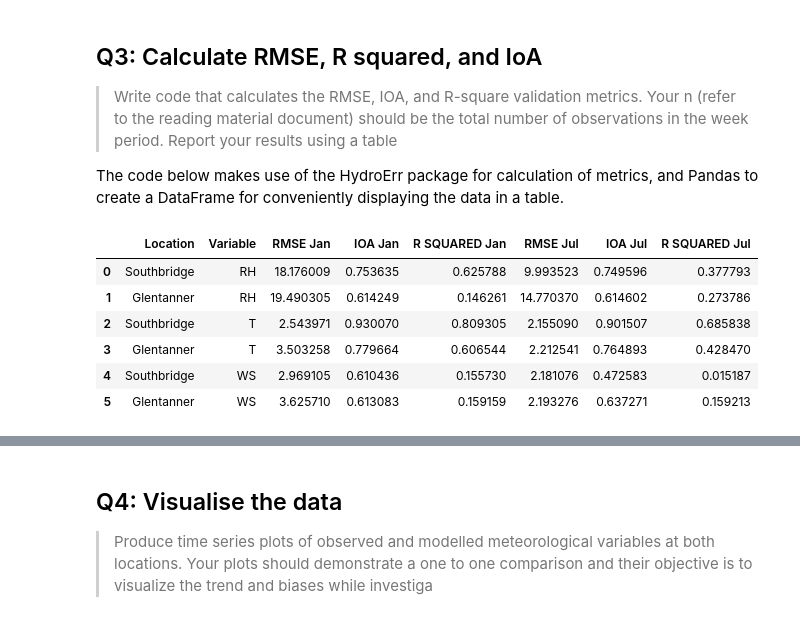
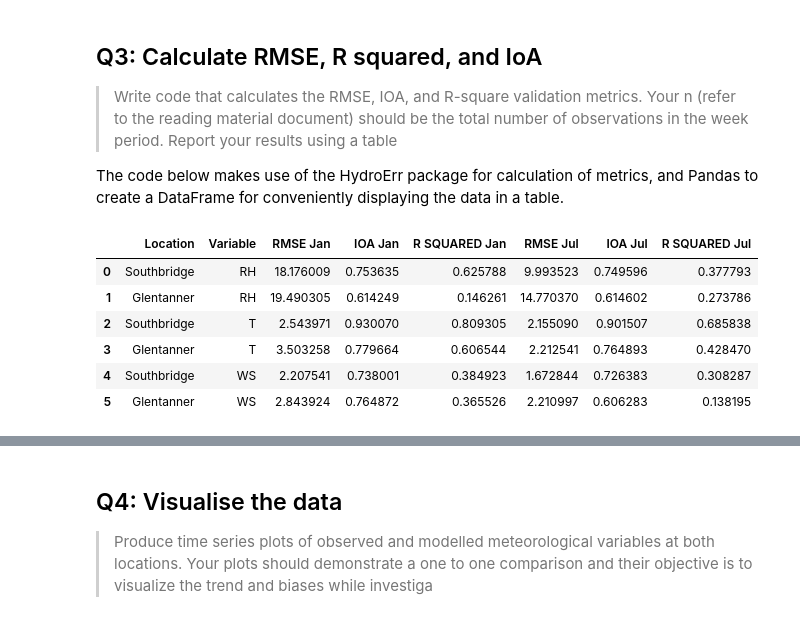
Before and after one commit to tineke-corin/GISC405, a Jupyter notebook: tco111_Ass02.ipynb, the cells around one changed output, grey strips where cells are left out. Cells and saved outputs as stored; diff of their text form; code cells hidden in the pictures.

```diff
--- a/tco111_Ass02.ipynb
+++ b/tco111_Ass02.ipynb
@@ -103,7 +101,7 @@ TITLE_FONT_SIZE = 12
 # %%
 def calc_wind_speed(u, v):
   usqr = u ** 2
-  vsqr = u ** 2
+  vsqr = v ** 2
 
   # Wind speed calculation is the square root of the sum of the squares
   return np.sqrt(usqr + vsqr)
@@ -181,9 +291,6 @@ d = { 'start_date': "2020-01-06", 'end_date': "2020-01-07" }
 obs = np.squeeze(stn['dataset'].temperature.sel(time=slice(d['start_date'], d['end_date'])))
 pred = extract_model_series('T', d['start_date'], d['end_date'], stn['location'])
 
-# Convert Kelvin to Celsius
-pred = pred - 273.15
-
 # Verify visually
 fig, ax = plt.subplots(1, 1, figsize=(8,5))
 plot_model_vs_observations(pred, obs, 'Sanity check', d["start_date"], 'Temperature before time adjustment', ax)
@@ -198,6 +305,12 @@ plt.show()
 > Report your results using a table
 
 The code below makes use of the HydroErr package for calculation of metrics, and Pandas to create a DataFrame for conveniently displaying the data in a table.
+# %%
+def get_observations_and_predictions(obs_key, pred_key, stn, dr):
+  obs = np.squeeze(stn['dataset'][obs_key].sel(time=slice(dr['start_date'], dr['end_date'])))
+  pred = extract_model_series(pred_key, dr['start_date'], dr['end_date'], stn['location'])
+  assert len(obs) == len(pred)
+  return obs, pred
 # %%
 import pandas as pd
 import HydroErr
@@ -220,52 +333,38 @@ def build_row(key, variable, obs1, pred1, obs2, pred2):
       'RMSE Jul': HydroErr.HydroErr.rmse(pred2.values, obs2.values),
       'IOA Jul': HydroErr.HydroErr.d(pred2.values, obs2.values),
       'R SQUARED Jul': HydroErr.HydroErr.r_squared(pred2.values, obs2.values),
   }
   return row
 
 # For each location
 for k_ix, key in enumerate(STATIONS.keys()):
   stn = STATIONS[key]
 
   # Create a relative humidity row
-  rh_obs1 = np.squeeze(stn['dataset'].relative_humidity.sel(time=slice(d1['start_date'], d1['end_date'])))
-  rh_pred1 = extract_model_series('RH', d1['start_date'], d1['end_date'], stn['location'])
-  rh_obs2 = np.squeeze(stn['dataset'].relative_humidity.sel(time=slice(d2['start_date'], d2['end_date'])))
-  rh_pred2 = extract_model_series('RH', d2['start_date'], d2['end_date'], stn['location'])
+  rh_obs1, rh_pred1 = get_observations_and_predictions('relative_humidity', 'RH', stn, d1)
+  rh_obs2, rh_pred2 = get_observations_and_predictions('relative_humidity', 'RH', stn, d2)
   rh_row = build_row(key, 'RH', rh_obs1, rh_pred1, rh_obs2, rh_pred2)
   rh.append(rh_row)
 
   # Create a temperature row
-  t_obs1 = np.squeeze(stn['dataset'].temperature.sel(time=slice(d1['start_date'], d1['end_date'])))
-  t_pred1 = extract_model_series('T', d1['start_date'], d1['end_date'], stn['location'])
-  t_pred1 = t_pred1 - 273.15
-  t_obs2 = np.squeeze(stn['dataset'].temperature.sel(time=slice(d2['start_date'], d2['end_date'])))
-  t_pred2 = extract_model_series('T', d2['start_date'], d2['end_date'], stn['location'])
-  t_pred2 = t_pred2 - 273.15
+  t_obs1, t_pred1 = get_observations_and_predictions('temperature', 'T', stn, d1)
+  t_obs2, t_pred2 = get_observations_and_predictions('temperature', 'T', stn, d2)
   t_row = build_row(key, 'T', t_obs1, t_pred1, t_obs2, t_pred2)
   t.append(t_row)
 
   # Create a wind speed row
-  ws_obs1 = np.squeeze(stn['dataset'].wind_speed.sel(time=slice(d1['start_date'], d1['end_date'])))
-  u_pred1 = extract_model_series('U', d1['start_date'], d1['end_date'], stn['location'])
-  v_pred1 = extract_model_series('V', d1['start_date'], d1['end_date'], stn['location'])
-  ws_pred1 = calc_wind_speed(u_pred1, v_pred1)
-  ws_obs2 = np.squeeze(stn['dataset'].wind_speed.sel(time=slice(d2['start_date'], d2['end_date'])))
-  u_pred2 = extract_model_series('U', d2['start_date'], d2['end_date'], stn['location'])
-  v_pred2 = extract_model_series('V', d2['start_date'], d2['end_date'], stn['location'])
-  ws_pred2 = calc_wind_speed(u_pred2, v_pred2)
+  ws_obs1, ws_pred1 = get_observations_and_predictions('wind_speed', 'WS', stn, d1)
+  ws_obs2, ws_pred2 = get_observations_and_predictions('wind_speed', 'WS', stn, d2)
   ws_row = build_row(key, 'WS', ws_obs1, ws_pred1, ws_obs2, ws_pred2)
   ws.append(ws_row)
 
 statistics = pd.DataFrame(rh + t + ws)
-             #columns=["Location", "Variable", "RMSE Jan", "IOA Jan", "R SQUARED Jan", "RMSE Jul", "IOA Jul", "R SQUARED Jul"])
-
 statistics
 # %% [output]
 |  | Location | Variable | RMSE Jan | IOA Jan | R SQUARED Jan | RMSE Jul | IOA Jul | R SQUARED Jul |
 | 0 | Southbridge | RH | 18.176009 | 0.753635 | 0.625788 | 9.993523 | 0.749596 | 0.377793 |
 | 1 | Glentanner | RH | 19.490305 | 0.614249 | 0.146261 | 14.770370 | 0.614602 | 0.273786 |
 | 2 | Southbridge | T | 2.543971 | 0.930070 | 0.809305 | 2.155090 | 0.901507 | 0.685838 |
 | 3 | Glentanner | T | 3.503258 | 0.779664 | 0.606544 | 2.212541 | 0.764893 | 0.428470 |
-| 4 | Southbridge | WS | 2.969105 | 0.610436 | 0.155730 | 2.181076 | 0.472583 | 0.015187 |
-| 5 | Glentanner | WS | 3.625710 | 0.613083 | 0.159159 | 2.193276 | 0.637271 | 0.159213 |
+| 4 | Southbridge | WS | 2.207541 | 0.738001 | 0.384923 | 1.672844 | 0.726383 | 0.308287 |
+| 5 | Glentanner | WS | 2.843924 | 0.764872 | 0.365526 | 2.210997 | 0.606283 | 0.138195 |
```
Also changed, not shown: parts of 22 cells of this notebook.
